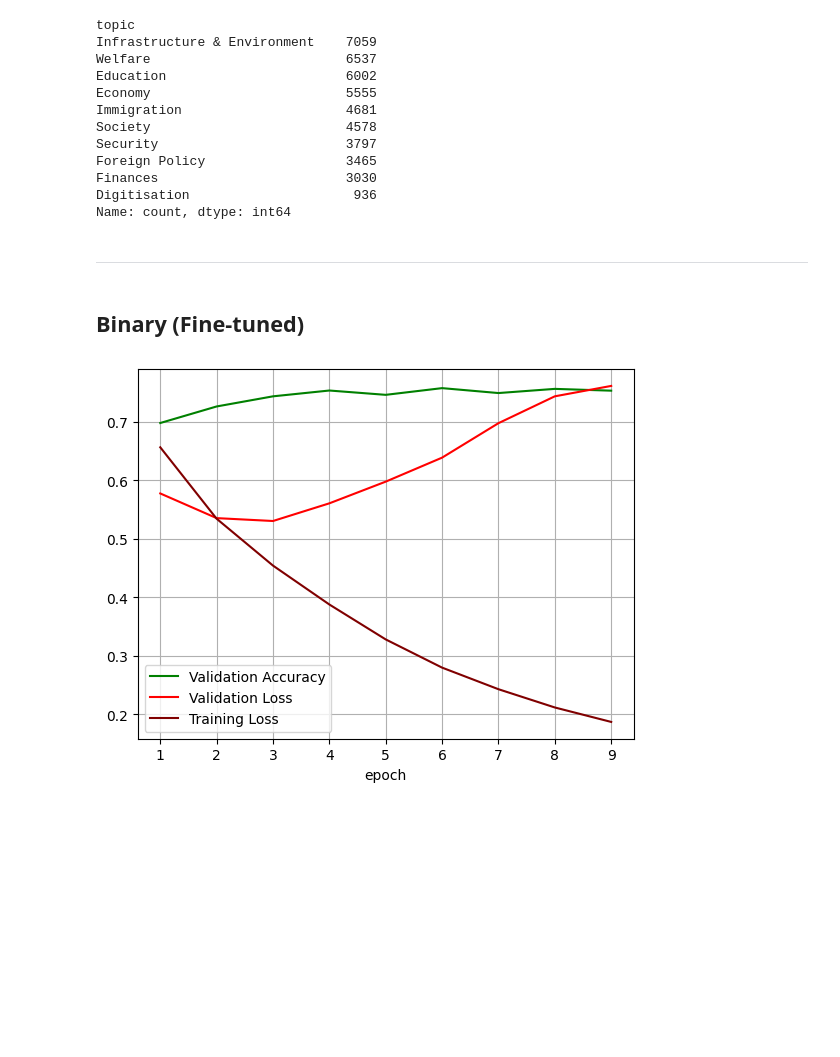
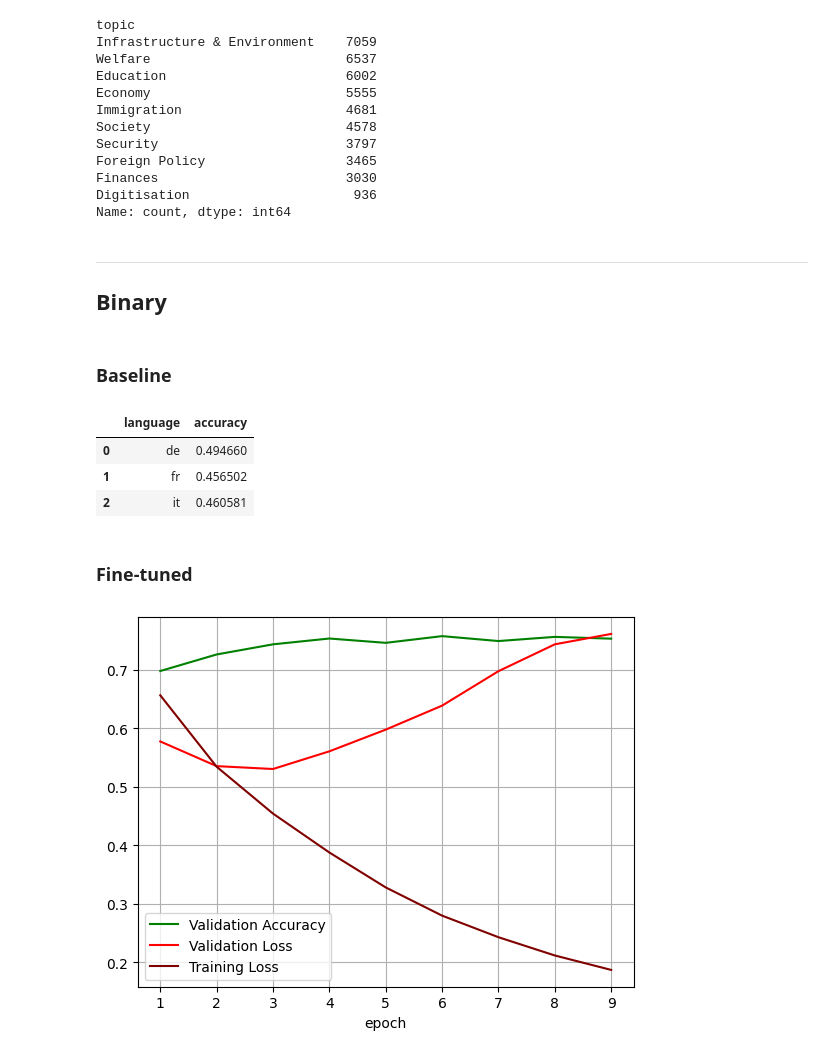
Before and after one commit to NazaninShafiabadi/StanceDetection, a Jupyter notebook: data/xstance/analysis.ipynb, the cells around one changed output. Saved outputs shown, nothing was run; the diff lists cells and outputs as text; code cells hidden in the pictures; blank space fills up the shorter version.

```diff
--- a/data/xstance/analysis.ipynb
+++ b/data/xstance/analysis.ipynb
@@ -73,8 +72,20 @@ Digitisation                     936
 Name: count, dtype: int64
 # %% [markdown]
 ---
+## Binary
+# %% [markdown]
+### Baseline
+# %%
+bi_baseline_preds = pd.read_csv('../../predictions/bi_baseline_preds.csv')
+bi_baseline_acc = compute_accuracy(bi_baseline_preds, 'label', 'prediction')
+bi_baseline_acc
+# %% [output]
+|  | language | accuracy |
+| 0 | de | 0.494660 |
+| 1 | fr | 0.456502 |
+| 2 | it | 0.460581 |
 # %% [markdown]
-## Binary (Fine-tuned)
+### Fine-tuned
 # %%
 model_dir = "../../models/binary_stance_classifier/"
 plot_metrics(model_dir)
```
Also changed, not shown: parts of 14 cells of this notebook, 4 other files.
